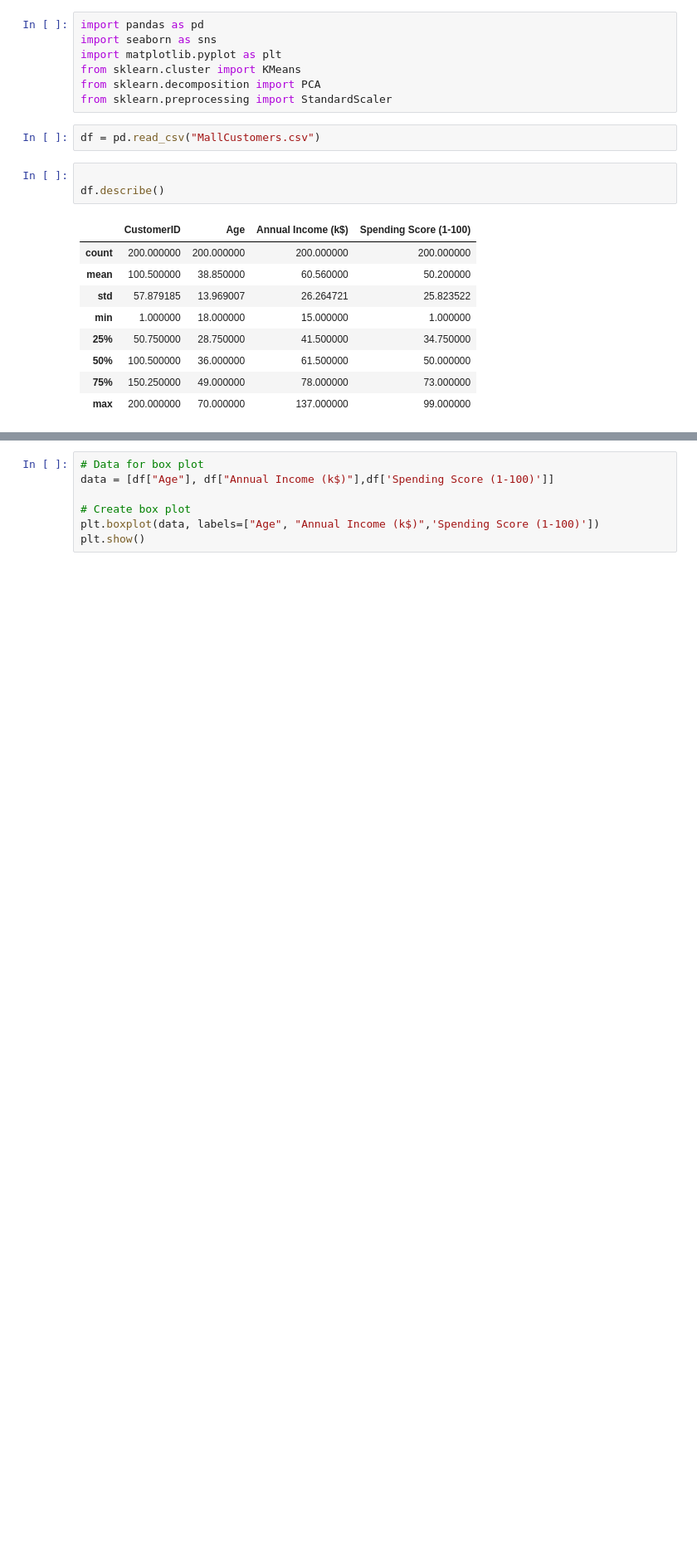
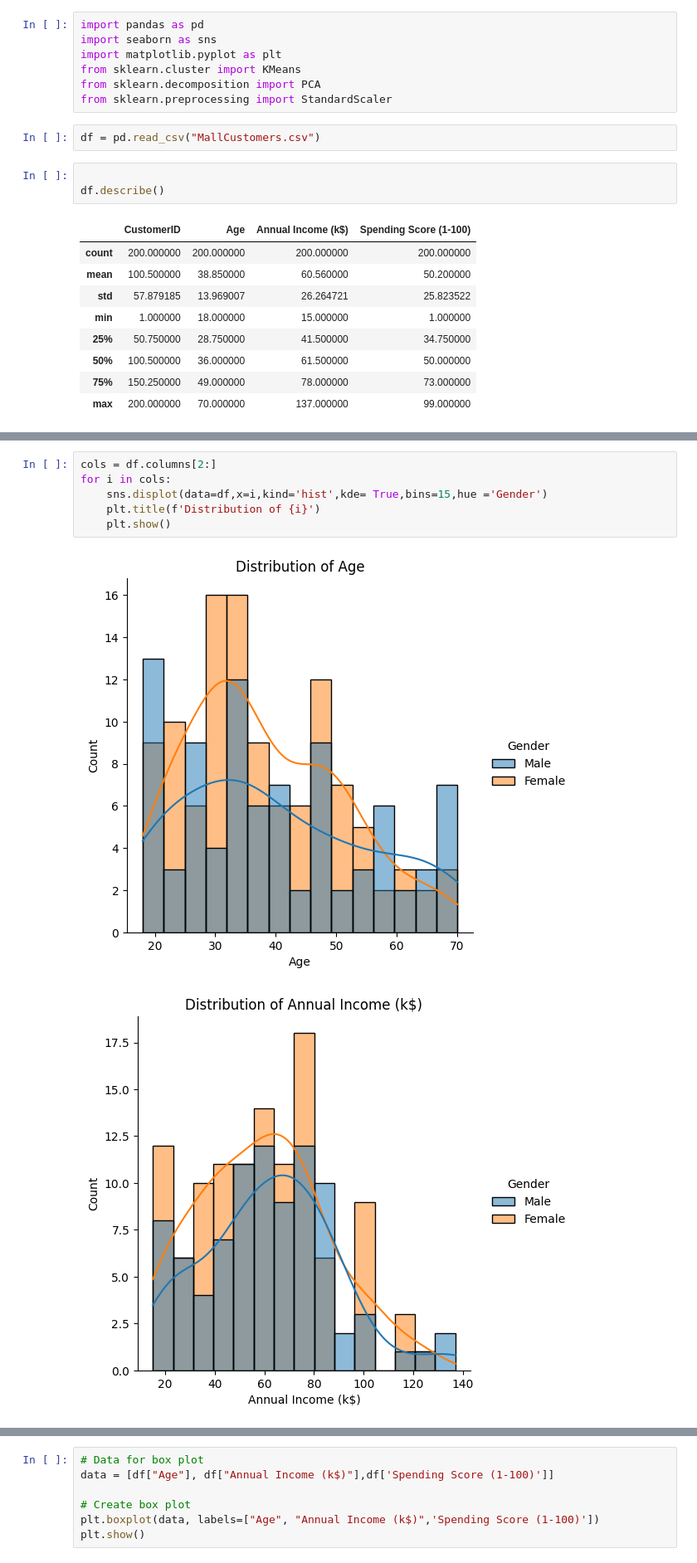
Before and after one commit to mechanekokirin/segmentation, a Jupyter notebook: m.ipynb, the cells around one changed output, grey strips where cells are left out. Shown at 83% size. Drawn from its saved outputs; the diff is of its cells as text; blank space fills up the shorter version.

```diff
--- a/m.ipynb
+++ b/m.ipynb
@@ -43,0 +54,9 @@ AttributeError: Rectangle.set() got an unexpected keyword argument 'scale'
+# %%
+cols = df.columns[2:]
+for i in cols:
+    sns.displot(data=df,x=i,kind='hist',kde= True,bins=15,hue ='Gender')
+    plt.title(f'Distribution of {i}')
+    plt.show()
+# %% [output]
+[figure, added]
+[figure, added]
```
Also changed, not shown: parts of 24 cells of this notebook.
